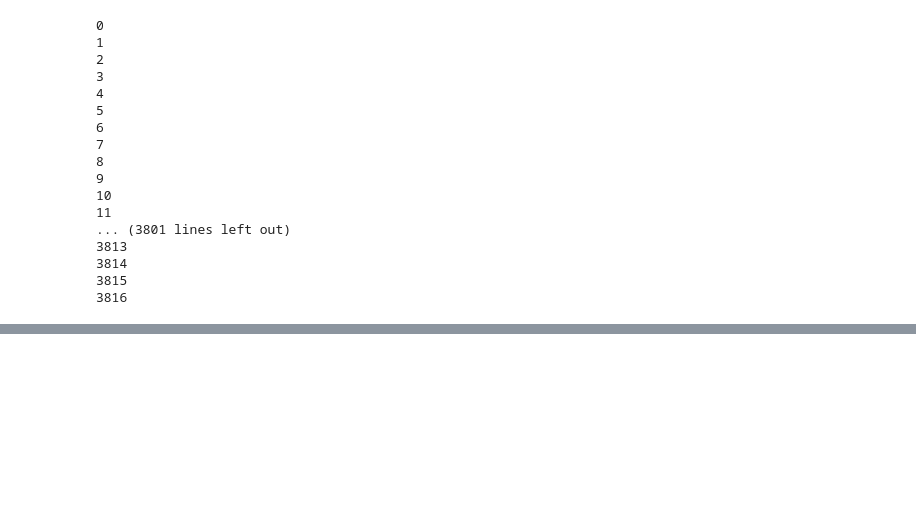
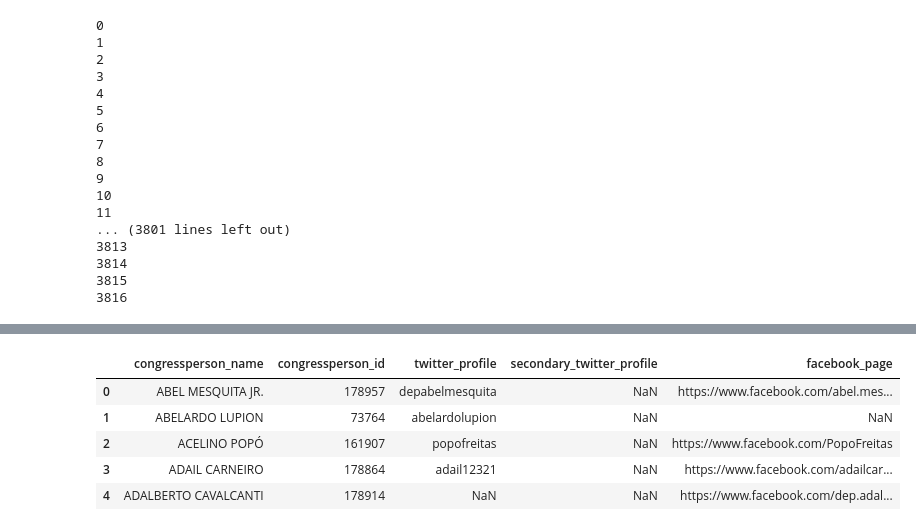
Before and after one commit to okfn-brasil/perfil-politico, a Jupyter notebook: notebooks/02-Deputy-Biography.ipynb, the cells around one changed output, grey strips where cells are left out. Cells and saved outputs as stored; diff of their text form; code cells hidden in the pictures; blank space fills up the shorter version.

Commit message:
add deputy's social network infos on DeputyBiography NB

```diff
--- a/notebooks/02-Deputy-Biography.ipynb
+++ b/notebooks/02-Deputy-Biography.ipynb
@@ -277,0 +287,10 @@ df_uniques.to_csv('/mnt/data/deputy_personal_info_biography.csv', index=False)
+# %%
+deputy_account = pd.read_csv('/mnt/data/_serenata/2018-02-05-congresspeople-social-accounts.xz')
+deputy_account.head()
+# %% [output]
+|  | congressperson_name | congressperson_id | twitter_profile | secondary_twitter_profile | facebook_page |
+| 0 | ABEL MESQUITA JR. | 178957 | depabelmesquita | NaN | https://www.facebook.com/abel.mes... |
+| 1 | ABELARDO LUPION | 73764 | abelardolupion | NaN | NaN |
+| 2 | ACELINO POPÓ | 161907 | popofreitas | NaN | https://www.facebook.com/PopoFreitas |
+| 3 | ADAIL CARNEIRO | 178864 | adail12321 | NaN | https://www.facebook.com/adailcar... |
+| 4 | ADALBERTO CAVALCANTI | 178914 | NaN | NaN | https://www.facebook.com/dep.adal... |
```
Also changed, not shown: parts of 10 cells of this notebook.
